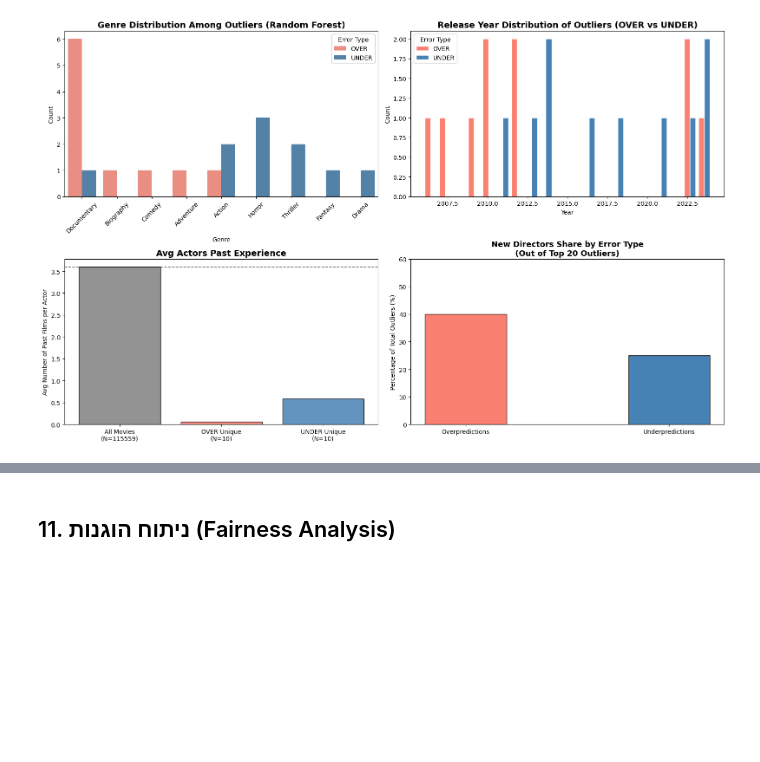
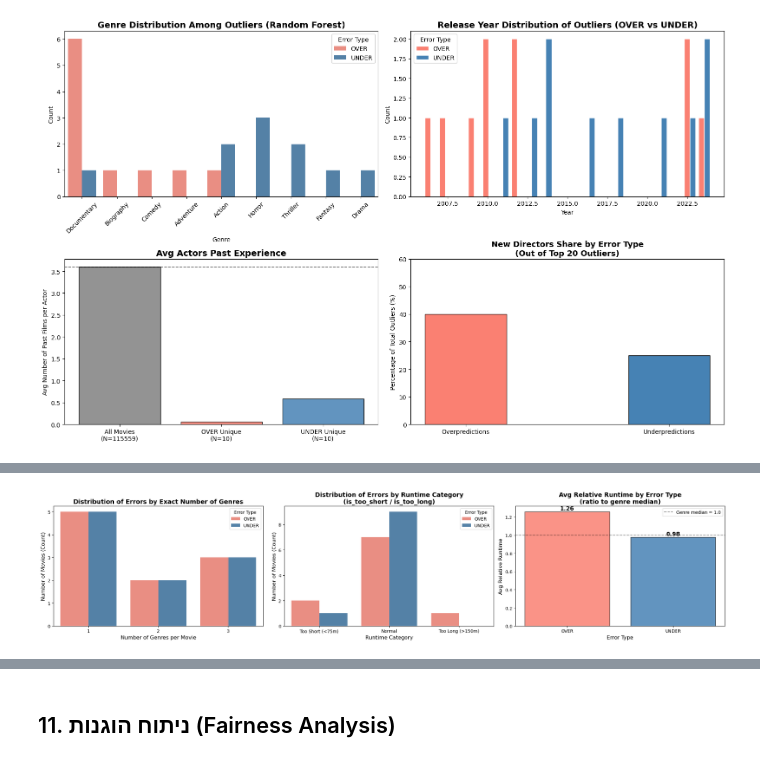
Before and after one commit to shirelhaddad/machine-learning, a Jupyter notebook: notebook_part2 (3) (2).ipynb, the cells around one changed output, grey strips where cells are left out. Drawn from its saved outputs; the diff is of its cells as text; code cells hidden in the pictures; blank space fills up the shorter version.

```diff
--- a/notebook_part2 (3) (2).ipynb
+++ b/notebook_part2 (3) (2).ipynb
@@ -671,0 +684,56 @@ plt.show()
+# %%
+# הוספת פיצ'רי runtime + Error Type לצורך ניתוח
+outliers_rf = outliers_rf.copy()
+outliers_rf['Error Type']         = outliers_rf['error_rf'].apply(lambda e: 'OVER' if e >= 0 else 'UNDER')
+outliers_rf['is_too_short']       = X.loc[outliers_rf.index, 'is_too_short'].values
+outliers_rf['is_too_long']        = X.loc[outliers_rf.index, 'is_too_long'].values
+outliers_rf['relative_runtime'] = X_engineered.loc[outliers_rf.index, 'relative_runtime_by_genre'].values
+outliers_rf['runtime_category'] = outliers_rf.apply(
+    lambda r: 'Too Short (<75m)' if r['is_too_short'] == 1
+              else ('Too Long (>150m)' if r['is_too_long'] == 1 else 'Normal'),
+    axis=1
+)
+
+palette_colors = {'OVER': 'salmon', 'UNDER': 'steelblue'}
+fig, axes = plt.subplots(1, 3, figsize=(22, 5))
+
+# גרף א': חלוקת השגיאות לפי מספר הז'אנרים המדויק (num_genres)
+sns.countplot(data=outliers_rf, x='num_genres', hue='Error Type', palette=palette_colors, ax=axes[0])
+axes[0].set_title('Distribution of Errors by Exact Number of Genres', fontsize=14, fontweight='bold')
+axes[0].set_xlabel('Number of Genres per Movie', fontsize=12)
+axes[0].set_ylabel('Number of Movies (Count)', fontsize=12)
+axes[0].legend(title='Error Type')
+
+# גרף ב': חלוקה לפי קטגוריית אורך הסרט (is_too_short / is_too_long)
+sns.countplot(
+    data=outliers_rf,
+    x='runtime_category',
+    hue='Error Type',
+    palette=palette_colors,
+    ax=axes[1],
+    order=['Too Short (<75m)', 'Normal', 'Too Long (>150m)']
+)
+axes[1].set_title('Distribution of Errors by Runtime Category\n(is_too_short / is_too_long)', fontsize=14, fontweight='bold')
+axes[1].set_xlabel('Runtime Category', fontsize=12)
+axes[1].set_ylabel('Number of Movies (Count)', fontsize=12)
+axes[1].legend(title='Error Type')
+
+# גרף ג': ממוצע relative_runtime_by_genre לפי OVER vs UNDER
+rrt_over  = outliers_rf[outliers_rf['Error Type'] == 'OVER']['relative_runtime'].mean()
+rrt_under = outliers_rf[outliers_rf['Error Type'] == 'UNDER']['relative_runtime'].mean()
+bars = axes[2].bar(['OVER', 'UNDER'], [rrt_over, rrt_under], color=['salmon', 'steelblue'],
+                   edgecolor='black', alpha=0.85)
+axes[2].axhline(1.0, color='black', linestyle='--', alpha=0.5, label='Genre median = 1.0')
+axes[2].set_title('Avg Relative Runtime by Error Type\n(ratio to genre median)', fontsize=14, fontweight='bold')
+axes[2].set_xlabel('Error Type', fontsize=12)
+axes[2].set_ylabel('Avg Relative Runtime', fontsize=12)
+axes[2].legend()
+for bar, v in zip(bars, [rrt_over, rrt_under]):
+    if not np.isnan(v):
+        axes[2].text(bar.get_x() + bar.get_width()/2, v + 0.02, f'{v:.2f}',
+                     ha='center', fontsize=13, fontweight='bold')
+
+plt.tight_layout()
+plt.show()
+# %% [output]
+[figure, added]
```
Also changed, not shown: parts of 10 cells of this notebook.
